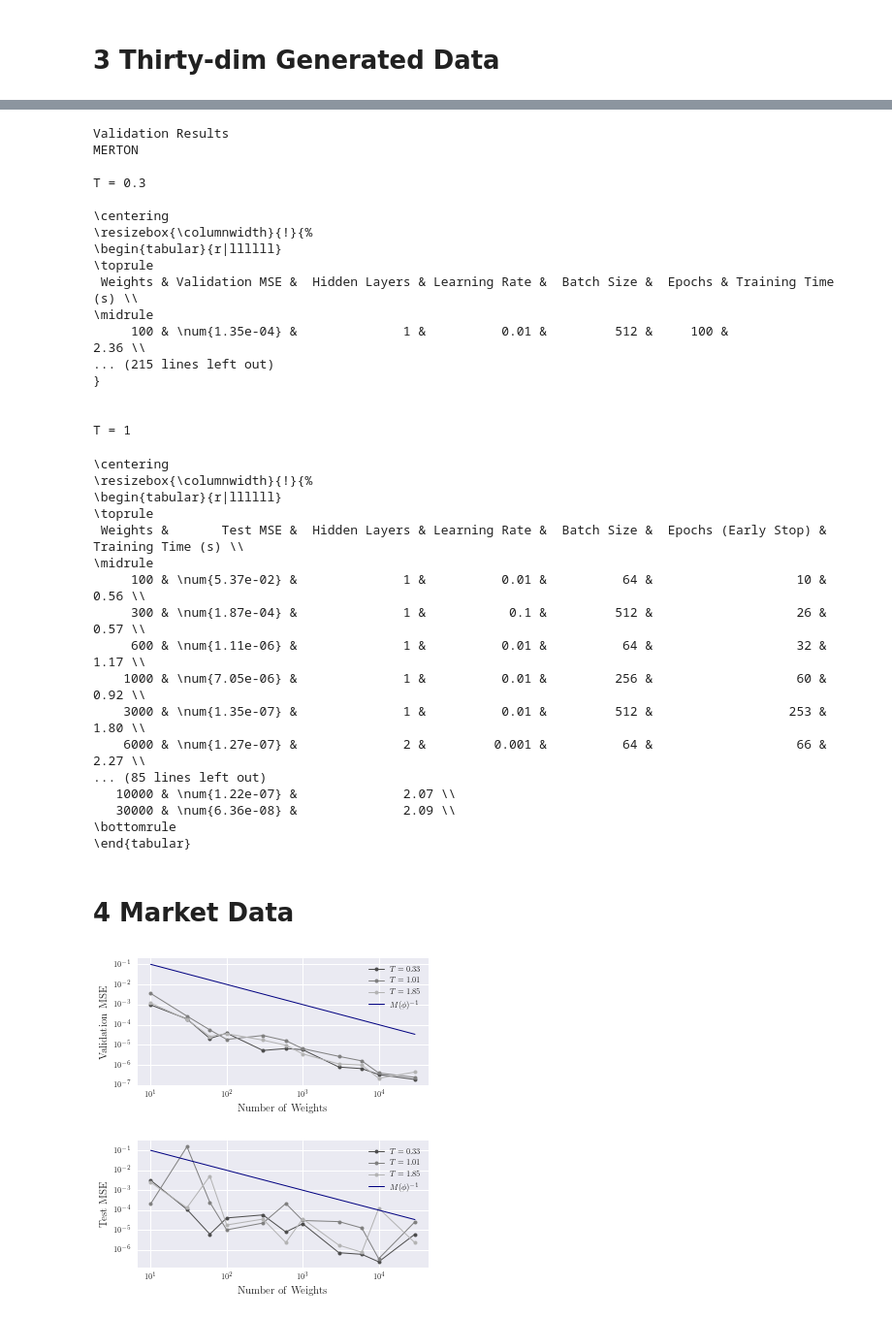
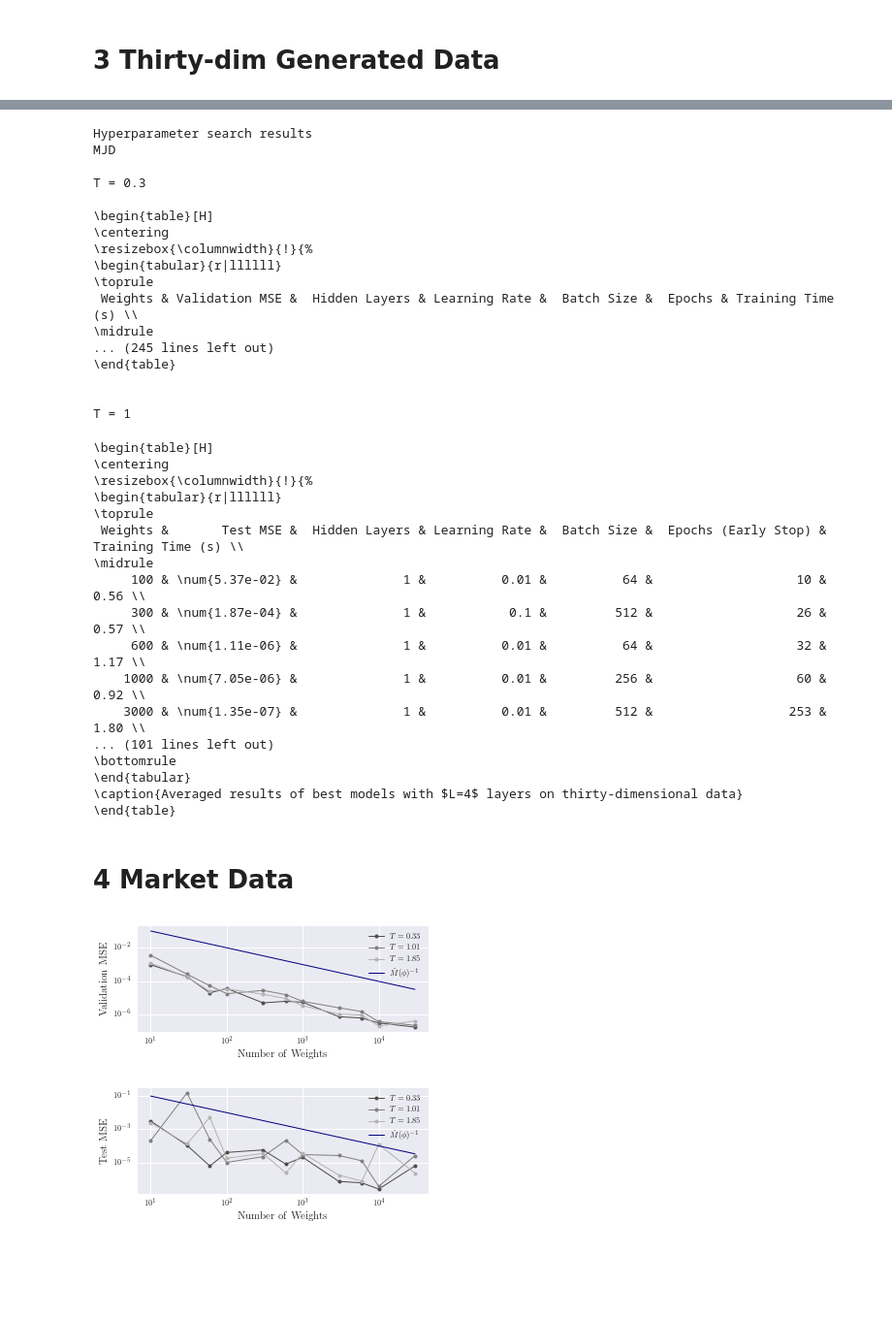
Before and after one commit to oliverweber1/Neural-Network-Option-Pricing-Master-Thesis, a Jupyter notebook: Code/Result Plots.ipynb, the cells around one changed output, grey strips where cells are left out. Shown: that part at 97% size. Drawn from its saved outputs; the diff is of its cells as text; code cells hidden in the pictures; blank space fills up the shorter version.

```diff
--- a/Code/Result Plots.ipynb
+++ b/Code/Result Plots.ipynb
@@ -151,17 +153,21 @@ plot_averaged_training(res_avg)
 # %%
 # Print all results for latex
+pricer_names = {'merton': 'MJD', 'nig': 'NIG'}
 
-for res_dict, name in zip([gs_res, test_res], ['Validation Results', 'Test Results']):
+for res_dict, name in zip([gs_res, test_res], ['Hyperparameter search results', 'Test results']):
     print(name)
     for pricer in res_dict.keys():
-        print(pricer.upper() + '\n')
+        pricer_name = pricer_names[pricer]
+        print(pricer_name + '\n')
         for t in res_dict[pricer].keys():
             print('T = {}\n'.format(t))
-            result_to_latex(res_dict[pricer][t])
+            result_to_latex(res_dict[pricer][t],
+                            caption='{} on option price data from the {} model with $T={}$'.format(name, pricer_name, t))
             print('\n')
 print('Averaged Results\n')
 for hidden in [1, 2, 3]:
     print('L - 1 = {}\n'.format(hidden))
-    result_to_latex(res_avg[hidden], resize=False)
+    result_to_latex(res_avg[hidden], resize=False,
+                    caption='Averaged results of best models with $L={}$ layers on one-dimensional data'.format(hidden + 1))
     print('\n')
 # %% [output]
@@ -227,17 +233,20 @@ plot_averaged_training(res_avg, 'two')
 # %%
 # Print all results for latex
 
-for res_dict, name in zip([gs_res, test_res], ['Validation Results', 'Test Results']):
+for res_dict, name in zip([gs_res, test_res], ['Hyperparameter search results', 'Test results']):
     print(name)
     for pricer in res_dict.keys():
-        print(pricer.upper() + '\n')
+        pricer_name = pricer_names[pricer]
+        print(pricer_name + '\n')
         for t in res_dict[pricer].keys():
             print('T = {}\n'.format(t))
-            result_to_latex(res_dict[pricer][t])
+            result_to_latex(res_dict[pricer][t],
+                caption='{} on option price data from the two-dimensional {} model with $T={}$'.format(name, pricer_name, t))
             print('\n')
 print('Averaged Results\n')
 for hidden in [1, 2, 3]:
     print('L - 1 = {}\n'.format(hidden))
-    result_to_latex(res_avg[hidden], resize=False)
+    result_to_latex(res_avg[hidden], resize=False,
+                    caption='Averaged results of best models with $L={}$ layers on two-dimensional data'.format(hidden + 1))
     print('\n')
 # %% [output]
@@ -303,37 +312,41 @@ plot_averaged_training(res_avg, 'thirty')
 # %%
 # Print all results for latex
 
-for res_dict, name in zip([gs_res, test_res], ['Validation Results', 'Test Results']):
+for res_dict, name in zip([gs_res, test_res], ['Hyperparameter search results', 'Test results']):
     print(name)
     for pricer in res_dict.keys():
-        print(pricer.upper() + '\n')
+        pricer_name = pricer_names[pricer]
+        print(pricer_name + '\n')
         for t in res_dict[pricer].keys():
             print('T = {}\n'.format(t))
-            result_to_latex(res_dict[pricer][t])
+            result_to_latex(res_dict[pricer][t],
+                caption='{} on option price data from the thirty-dimensional {} model with $T={}$'.format(name, pricer_name, t))
             print('\n')
 print('Averaged Results\n')
 for hidden in [1, 2, 3]:
     print('L - 1 = {}\n'.format(hidden))
-    result_to_latex(res_avg[hidden], resize=False)
+    result_to_latex(res_avg[hidden], resize=False,
+                    caption='Averaged results of best models with $L={}$ layers on thirty-dimensional data'.format(hidden + 1))
     print('\n')
 # %% [output]
-Validation Results
-MERTON
+Hyperparameter search results
+MJD
 
 T = 0.3
 
+\begin{table}[H]
 \centering
 \resizebox{\columnwidth}{!}{%
 \begin{tabular}{r|llllll}
 \toprule
  Weights & Validation MSE &  Hidden Layers & Learning Rate &  Batch Size &  Epochs & Training Time (s) \\
 \midrule
-     100 & \num{1.35e-04} &              1 &          0.01 &         512 &     100 &              2.36 \\
-... (215 lines left out)
-}
+... (245 lines left out)
+\end{table}
 
 
 T = 1
+\begin{table}[H]
 \centering
 \resizebox{\columnwidth}{!}{%
 \begin{tabular}{r|llllll}
@@ -345,12 +358,11 @@ T = 1
      600 & \num{1.11e-06} &              1 &          0.01 &          64 &                   32 &              1.17 \\
     1000 & \num{7.05e-06} &              1 &          0.01 &         256 &                   60 &              0.92 \\
     3000 & \num{1.35e-07} &              1 &          0.01 &         512 &                  253 &              1.80 \\
-    6000 & \num{1.27e-07} &              2 &         0.001 &          64 &                   66 &              2.27 \\
-... (85 lines left out)
-   10000 & \num{1.22e-07} &              2.07 \\
-   30000 & \num{6.36e-08} &              2.09 \\
+... (101 lines left out)
 \bottomrule
 \end{tabular}
+\caption{Averaged results of best models with $L=4$ layers on thirty-dimensional data}
+\end{table}
 # %% [markdown]
 # 4 Market Data
 # %%
@@ -362,21 +374,21 @@ for t in T:
     test_results[t] = pd.read_csv(result_path + 'one_dim_AMZN_{}_test_overview.csv'.format(t))
 # %%
 for res, error in zip([gs_results, test_results], ['Validation', 'Test']):
-    fig, ax = plt.subplots(figsize=(5,2.5))
+    fig, ax = plt.subplots(figsize=(5,2.2))
     fig.tight_layout()
     for t, c in zip(T, ['0.3', '0.5', '0.7']):
         ax.plot(res[t]['Weights'], res[t]['{} MSE'.format(error)], '-o', c=c, mfc=c, mec=c, markersize=4, lw=1,
                 label='$T = {}$'.format(t))
-    ax.plot(res[1.01]['Weights'], 1 / res[1.01]['Weights'], c='navy', lw=1, label='$M(\phi)^{-1}$')
+    ax.plot(res[1.01]['Weights'], 1 / res[1.01]['Weights'], c='navy', lw=1, label='$\hat{M}(\phi)^{-1}$')
     ax.set_yscale('log')
     ax.set_xscale('log')
     ax.set_xlabel('Number of Weights')
     ax.tick_params(axis='both', which='major', labelsize=8)
     ax.set_ylabel('{} MSE'.format(error))
     ax.legend(fontsize=8)
     plt.tight_layout()
     plt.savefig(plot_path + 'one_dim_AMZN_{}_results.pdf'.format(error.lower()))
 # %% [output]
-[figure, old version]
+[figure, new version]
-[figure, old version]
+[figure, new version]
 # %%
```
Also changed, not shown: parts of 17 cells of this notebook, 3 other files.
